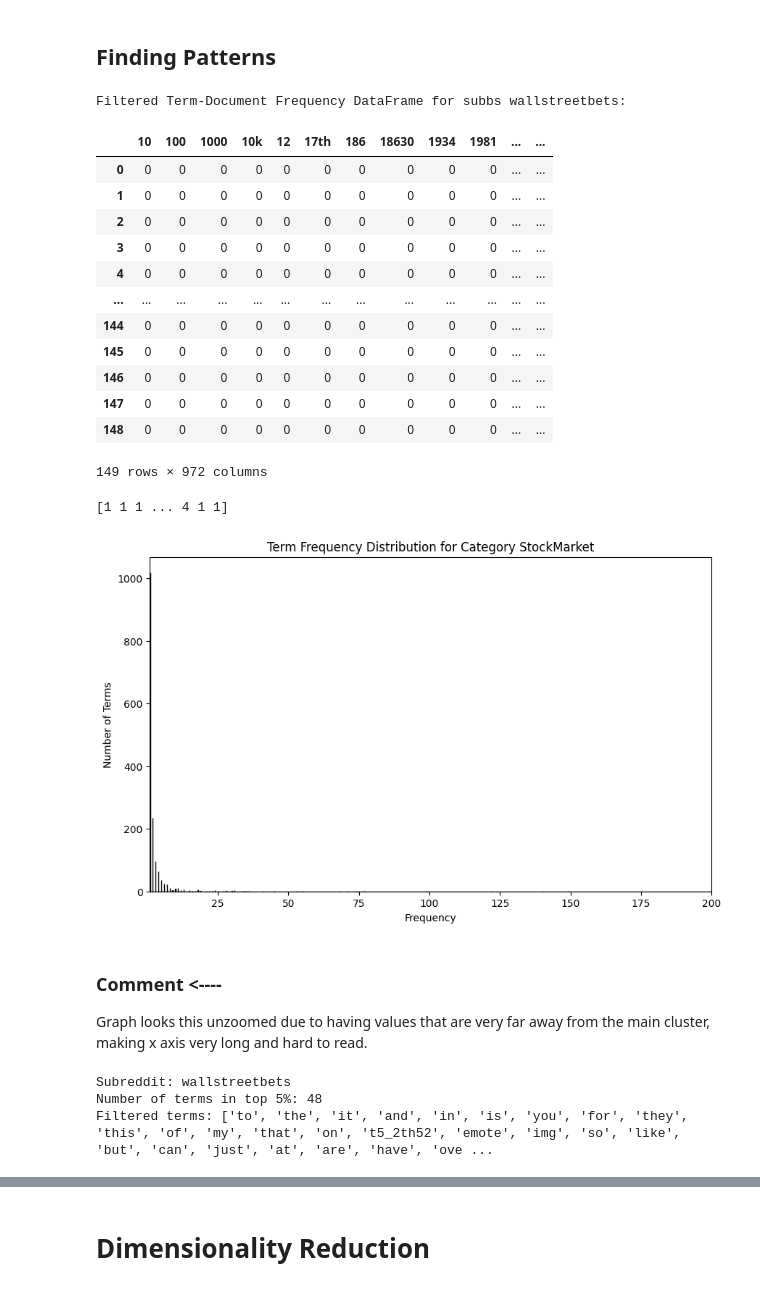
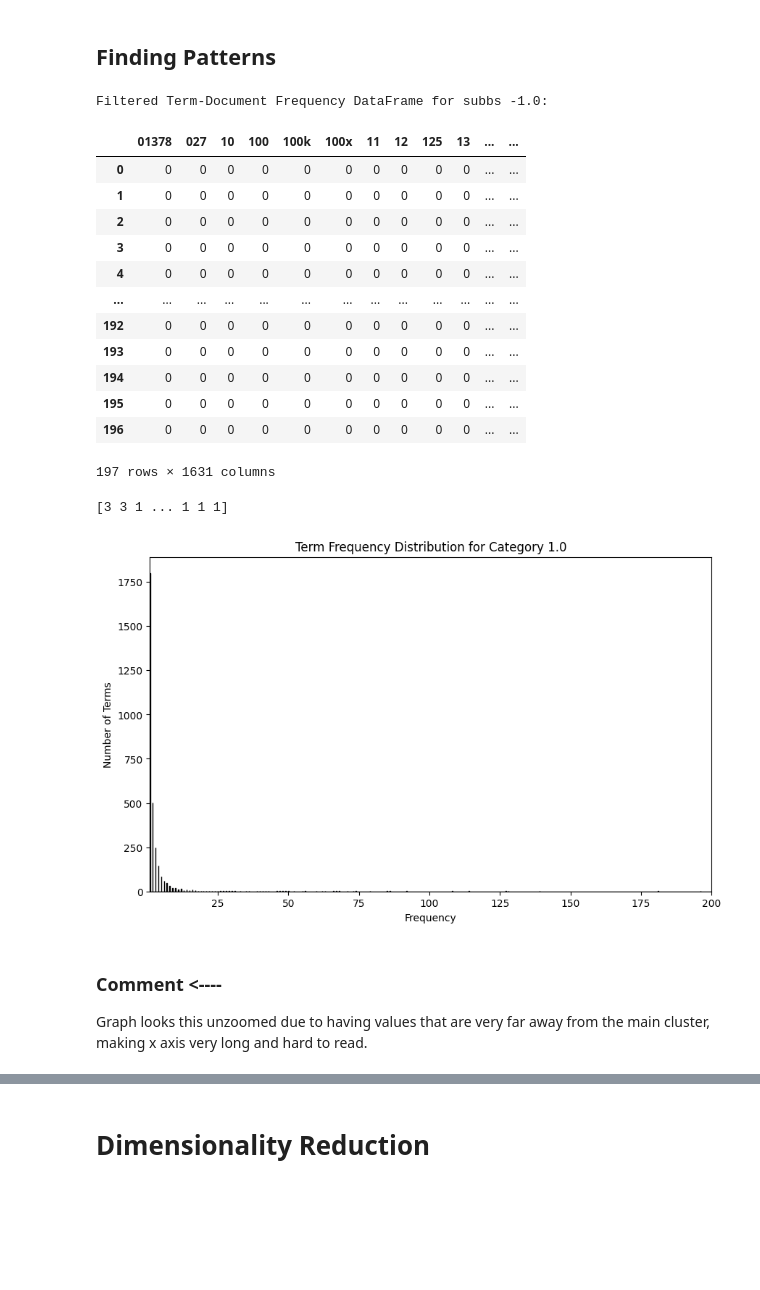
Before and after one commit to GGHOSTRADER/DM2025-Lab1-Exercise, a Jupyter notebook: DM2025-Lab1-Homework.ipynb, the cells around one changed output, grey strips where cells are left out. Saved outputs shown, nothing was run; the diff lists cells and outputs as text; code cells hidden in the pictures; blank space fills up the shorter version.

```diff
--- a/DM2025-Lab1-Homework.ipynb
+++ b/DM2025-Lab1-Homework.ipynb
@@ -617,12 +620,12 @@ import pandas as pd
 from sklearn.feature_extraction.text import CountVectorizer
 
 #Create separate DataFrames for each category
-sub_reddit = new_data_set_df['subreddit'].unique()  # Get unique category labels
-sub_reddit_dfs = {}  # Dictionary to store DataFrames for each category
+sentiment = new_data_set_df['sentiment'].unique()  # Get unique sentiment labels
+sentiment_dfs = {}  # Dictionary to store DataFrames for each category
 
-for sub in sub_reddit:
+for sub in sentiment:
     # Filter the original DataFrame by sub
-    sub_reddit_dfs[sub] = new_data_set_df[new_data_set_df['subreddit'] == sub].copy()
+    sentiment_dfs[sub] = new_data_set_df[new_data_set_df['sentiment'] == sub].copy()
 
 
 # Function to create term-document frequency DataFrame for each category
@@ -641,72 +644,46 @@ def create_term_document_df(df):
 # Create term-document frequency DataFrames for each category
 filt_term_document_dfs = {}  # Dictionary to store term-document DataFrames for each category
 
-for sub in sub_reddit:
-    filt_term_document_dfs[sub] = create_term_document_df(sub_reddit_dfs[sub])
+for sub in sentiment:
+    filt_term_document_dfs[sub] = create_term_document_df(sentiment_dfs[sub])
 # %%
 # Display the filtered DataFrame for one of the categories, feel free to change the number in the vector
-sub_reddit_number=0 #You can change it from 0 to 3
-print(f"Filtered Term-Document Frequency DataFrame for subbs {sub_reddit[sub_reddit_number]}:")
-filt_term_document_dfs[sub_reddit[sub_reddit_number]]
+sentiment_number=0 #You can change it from 0 to 3
+print(f"Filtered Term-Document Frequency DataFrame for subbs {sentiment[sentiment_number]}:")
+filt_term_document_dfs[sentiment[sentiment_number]]
 # %% [output]
-Filtered Term-Document Frequency DataFrame for subbs wallstreetbets:
+Filtered Term-Document Frequency DataFrame for subbs -1.0:
-|  | 10 | 100 | 1000 | 10k | 12 | 17th | 186 | 18630 | 1934 | 1981 | ... | ... |
+|  | 01378 | 027 | 10 | 100 | 100k | 100x | 11 | 12 | 125 | 13 | ... | ... |
 | 0 | 0 | 0 | 0 | 0 | 0 | 0 | 0 | 0 | 0 | 0 | ... | ... |
 | 1 | 0 | 0 | 0 | 0 | 0 | 0 | 0 | 0 | 0 | 0 | ... | ... |
 | 2 | 0 | 0 | 0 | 0 | 0 | 0 | 0 | 0 | 0 | 0 | ... | ... |
 | 3 | 0 | 0 | 0 | 0 | 0 | 0 | 0 | 0 | 0 | 0 | ... | ... |
 | 4 | 0 | 0 | 0 | 0 | 0 | 0 | 0 | 0 | 0 | 0 | ... | ... |
 | ... | ... | ... | ... | ... | ... | ... | ... | ... | ... | ... | ... | ... |
-| 144 | 0 | 0 | 0 | 0 | 0 | 0 | 0 | 0 | 0 | 0 | ... | ... |
-| 145 | 0 | 0 | 0 | 0 | 0 | 0 | 0 | 0 | 0 | 0 | ... | ... |
-| 146 | 0 | 0 | 0 | 0 | 0 | 0 | 0 | 0 | 0 | 0 | ... | ... |
-| 147 | 0 | 0 | 0 | 0 | 0 | 0 | 0 | 0 | 0 | 0 | ... | ... |
-| 148 | 0 | 0 | 0 | 0 | 0 | 0 | 0 | 0 | 0 | 0 | ... | ... |
+| 192 | 0 | 0 | 0 | 0 | 0 | 0 | 0 | 0 | 0 | 0 | ... | ... |
+| 193 | 0 | 0 | 0 | 0 | 0 | 0 | 0 | 0 | 0 | 0 | ... | ... |
+| 194 | 0 | 0 | 0 | 0 | 0 | 0 | 0 | 0 | 0 | 0 | ... | ... |
+| 195 | 0 | 0 | 0 | 0 | 0 | 0 | 0 | 0 | 0 | 0 | ... | ... |
+| 196 | 0 | 0 | 0 | 0 | 0 | 0 | 0 | 0 | 0 | 0 | ... | ... |
-149 rows × 972 columns
+197 rows × 1631 columns
 # %%
  # Sum over all documents to get total frequency for each word
-sub_reddit_number=1 #You can change it from 0 to 3
-word_counts = filt_term_document_dfs[sub_reddit[sub_reddit_number]].sum(axis=0).to_numpy()
+sentiment_number=1 #You can change it from 0 to 3
+word_counts = filt_term_document_dfs[sentiment[sentiment_number]].sum(axis=0).to_numpy()
 
 print(word_counts)
 
 # Visualize the frequency distribution
 plt.figure(figsize=(10, 6))
 plt.hist(word_counts, bins=5000, color='blue', edgecolor='black')
-plt.title(f'Term Frequency Distribution for Category {sub_reddit[sub_reddit_number]}')
+plt.title(f'Term Frequency Distribution for Category {sentiment[sentiment_number]}')
 plt.xlabel('Frequency')
 plt.ylabel('Number of Terms')
 plt.xlim(1, 200)
 plt.show()
 # %% [output]
-[1 1 1 ... 4 1 1]
+[3 3 1 ... 1 1 1]
-[figure, old version]
+[figure, new version]
 # %% [markdown]
 ### Comment <----
 Graph looks this unzoomed due to having values that are very far away from the main cluster, making x axis very long and hard to read.
-# %%
-sub_reddit_number=0 #You can change it from 0 to 3
-word_counts = filt_term_document_dfs[sub_reddit[sub_reddit_number]].sum(axis=0).to_numpy()
-
-# Sort the term frequencies in descending order
-sorted_indices = np.argsort(word_counts)[::-1]  # Get indices of sorted frequencies
-sorted_counts = np.sort(word_counts)[::-1]  # Sort frequencies in descending order
-
-# Calculate the index corresponding to the top 5% most frequent terms
-total_terms = len(sorted_counts)
-
-top_5_percent_index = int(0.05 * total_terms)
-
-# Get the indices of the top 5% most frequent terms
-top_5_percent_indices = sorted_indices[:top_5_percent_index]
-
-# Filter terms that belong to the top 5% based on their rank
-filtered_words = [filt_term_document_dfs[sub_reddit[sub_reddit_number]].iloc[:, i].name for i in top_5_percent_indices]
-
-print(f"Subreddit: {sub_reddit[sub_reddit_number]}")
-print(f"Number of terms in top 5%: {top_5_percent_index}")
-print(f"Filtered terms: {filtered_words}")
-# %% [output]
-Subreddit: wallstreetbets
-Number of terms in top 5%: 48
-Filtered terms: ['to', 'the', 'it', 'and', 'in', 'is', 'you', 'for', 'they', 'this', 'of', 'my', 'that', 'on', 't5_2th52', 'emote', 'img', 'so', 'like', 'but', 'can', 'just', 'at', 'are', 'have', 'ove ...
```
Also changed, not shown: parts of 63 cells of this notebook.
